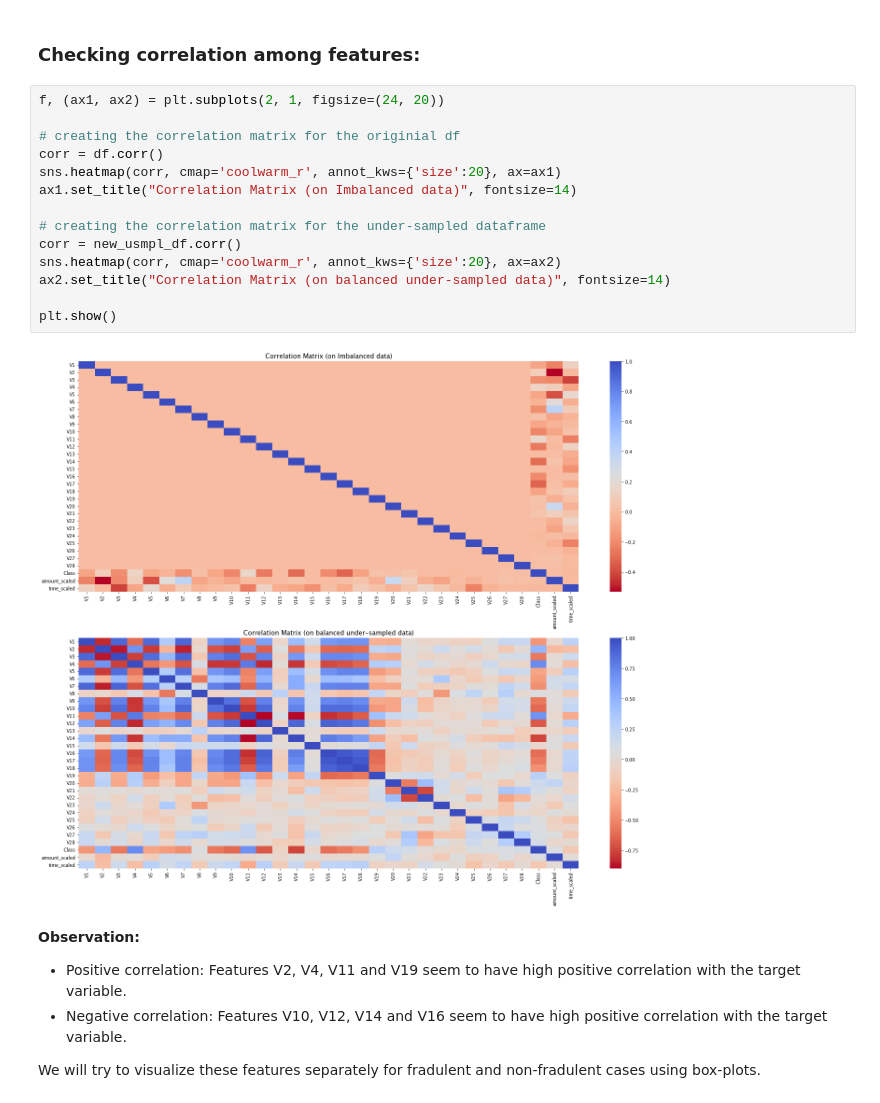
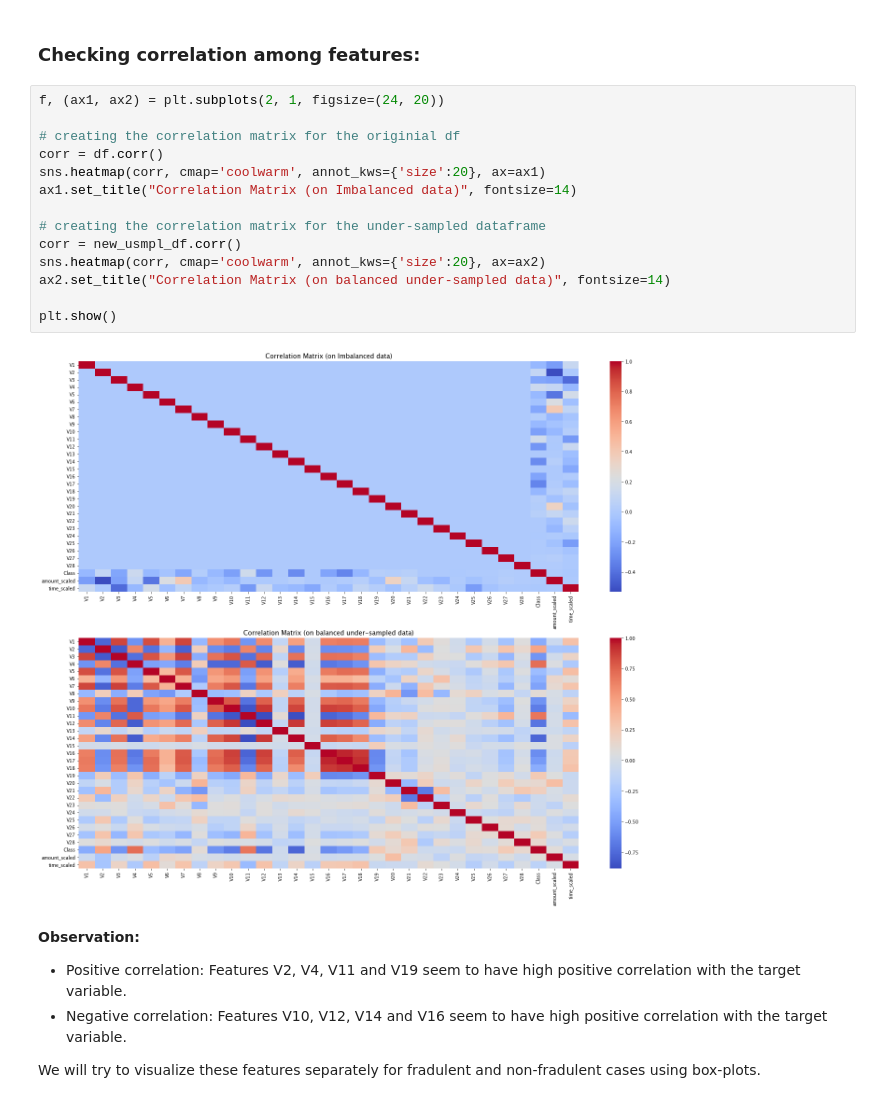
Before and after one commit to vspvikram/Fraud-Detection-And-Analysis, a Jupyter notebook: fraud_detection.ipynb, the cells around one changed output. Drawn from its saved outputs; the diff is of its cells as text.

```diff
--- a/fraud_detection.ipynb
+++ b/fraud_detection.ipynb
@@ -179,19 +179,19 @@ Name: Class, dtype: int64
 # %%
 f, (ax1, ax2) = plt.subplots(2, 1, figsize=(24, 20))
 
 # creating the correlation matrix for the originial df
 corr = df.corr()
-sns.heatmap(corr, cmap='coolwarm_r', annot_kws={'size':20}, ax=ax1)
+sns.heatmap(corr, cmap='coolwarm', annot_kws={'size':20}, ax=ax1)
 ax1.set_title("Correlation Matrix (on Imbalanced data)", fontsize=14)
 
 # creating the correlation matrix for the under-sampled dataframe
 corr = new_usmpl_df.corr()
-sns.heatmap(corr, cmap='coolwarm_r', annot_kws={'size':20}, ax=ax2)
+sns.heatmap(corr, cmap='coolwarm', annot_kws={'size':20}, ax=ax2)
 ax2.set_title("Correlation Matrix (on balanced under-sampled data)", fontsize=14)
 
 plt.show()
 # %% [output]
-[figure, old version]
+[figure, new version]
 # %% [markdown]
 **Observation:**
 
```
